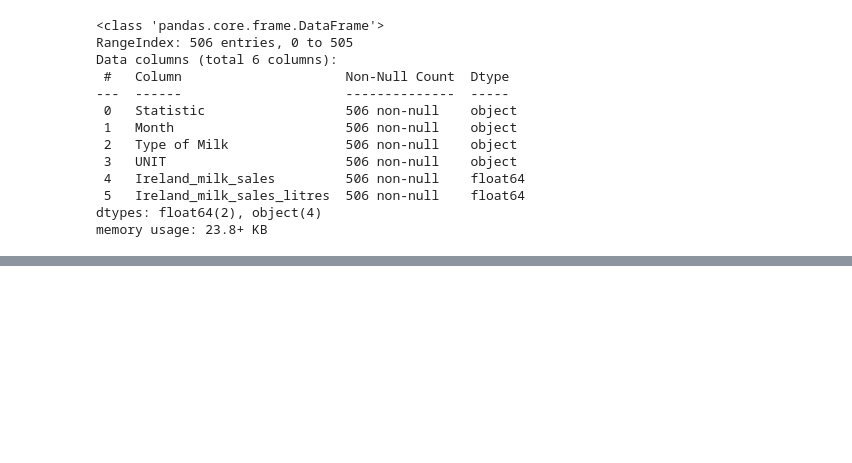
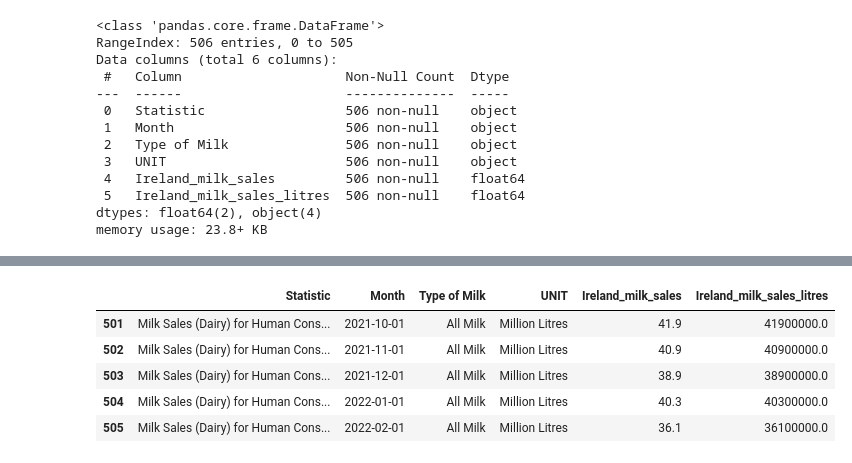
Before and after one commit to dhanya555/CA2, a Jupyter notebook: Integrated_CA2_Individual_Version1.ipynb, the cells around one changed output, grey strips where cells are left out. Saved outputs shown, nothing was run; the diff lists cells and outputs as text; code cells hidden in the pictures; blank space fills up the shorter version.

```diff
--- a/Integrated_CA2_Individual_Version1.ipynb
+++ b/Integrated_CA2_Individual_Version1.ipynb
@@ -2477,0 +2490,10 @@ milk_sales_Ireland_monthly['datemonth'] = milk_sales_Ireland_monthly['month']
+# %%
+#check last 5 records after extracting year and month
+milk_sales_Ireland_monthly.tail()
+# %% [output]
+|  | Statistic | Month | Type of Milk | UNIT | Ireland_milk_sales | Ireland_milk_sales_litres |
+| 501 | Milk Sales (Dairy) for Human Cons... | 2021-10-01 | All Milk | Million Litres | 41.9 | 41900000.0 |
+| 502 | Milk Sales (Dairy) for Human Cons... | 2021-11-01 | All Milk | Million Litres | 40.9 | 40900000.0 |
+| 503 | Milk Sales (Dairy) for Human Cons... | 2021-12-01 | All Milk | Million Litres | 38.9 | 38900000.0 |
+| 504 | Milk Sales (Dairy) for Human Cons... | 2022-01-01 | All Milk | Million Litres | 40.3 | 40300000.0 |
+| 505 | Milk Sales (Dairy) for Human Cons... | 2022-02-01 | All Milk | Million Litres | 36.1 | 36100000.0 |
```
Also changed, not shown: parts of 119 cells of this notebook.
